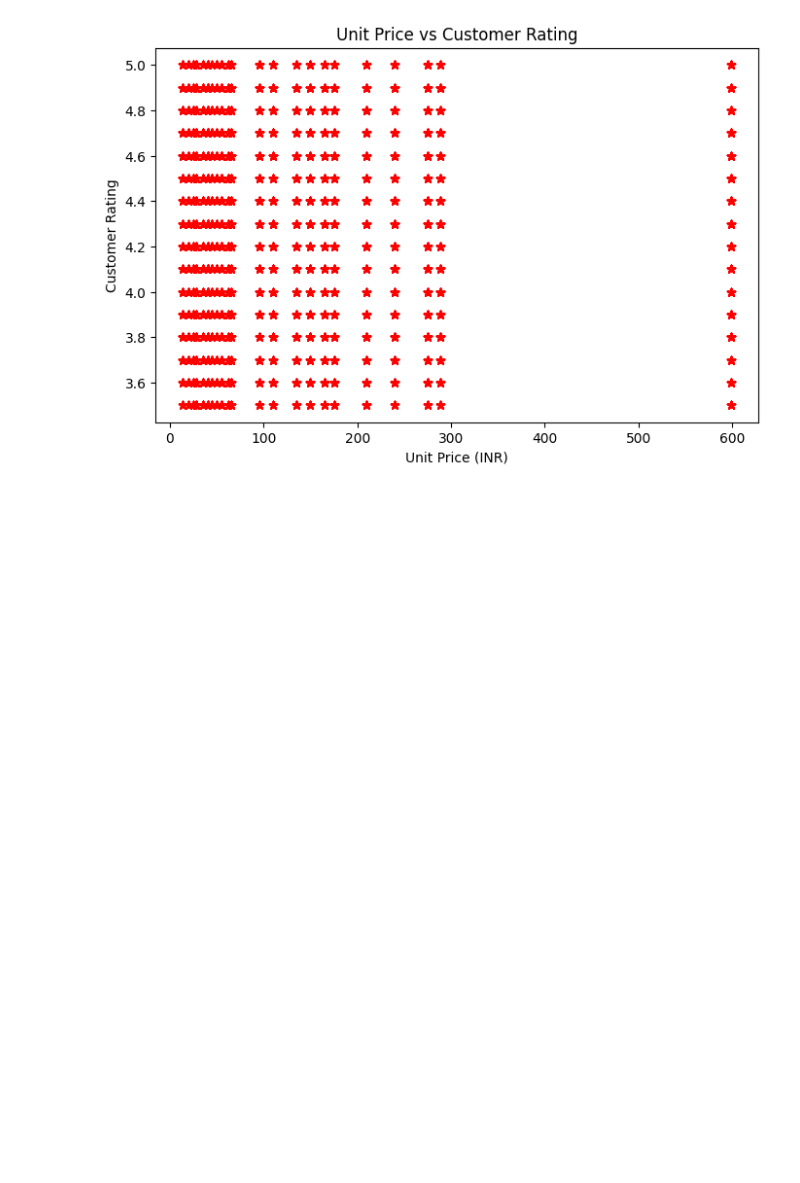
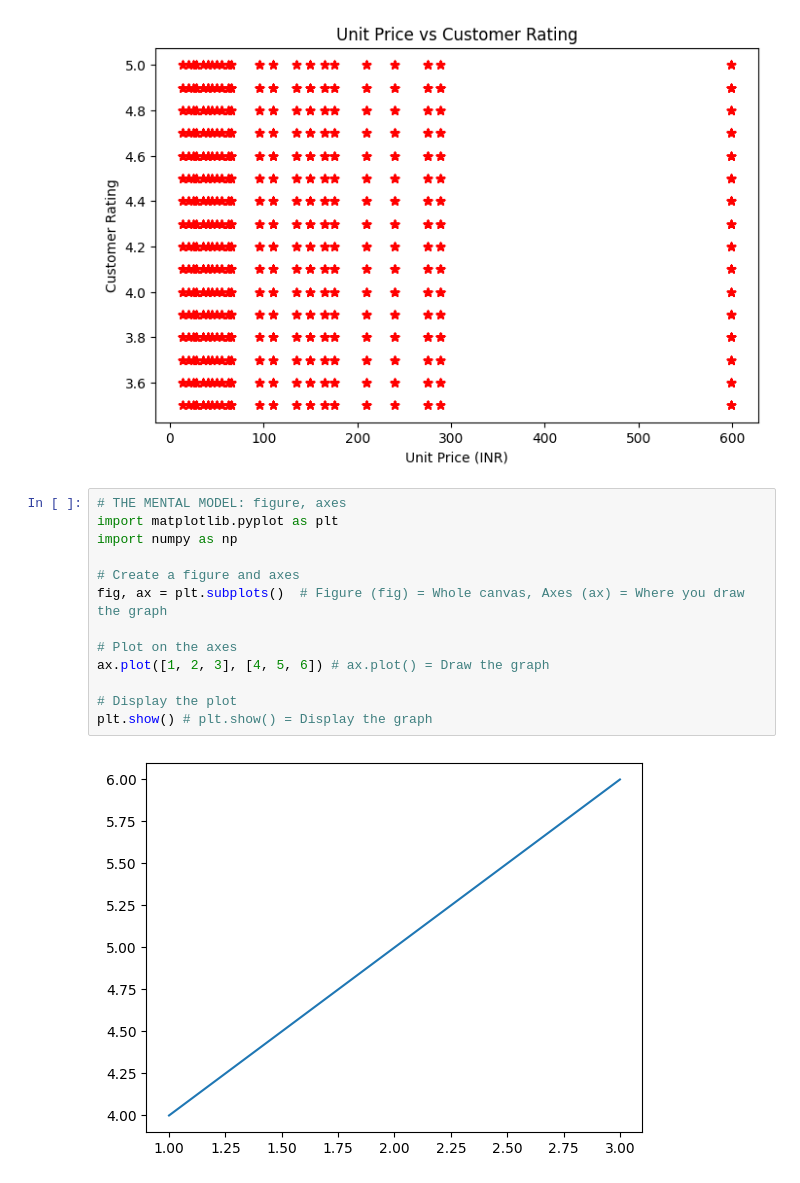
Before and after one commit to sayalivadya1654-cell/Data__Science, a Jupyter notebook: 2_Advance_Python.ipynb, the cells around one changed output. Drawn from its saved outputs; the diff is of its cells as text; blank space fills up the shorter version.

```diff
--- a/2_Advance_Python.ipynb
+++ b/2_Advance_Python.ipynb
@@ -2410,3 +2410,18 @@ plt.savefig("scatter_plot.png")  # Save as PNG
 plt.show()
 # %% [output]
 [figure]
+# %%
+# THE MENTAL MODEL: figure, axes
+import matplotlib.pyplot as plt
+import numpy as np
+
+# Create a figure and axes
+fig, ax = plt.subplots()  # Figure (fig) = Whole canvas, Axes (ax) = Where you draw the graph
+
+# Plot on the axes
+ax.plot([1, 2, 3], [4, 5, 6]) # ax.plot() = Draw the graph
+
+# Display the plot
+plt.show() # plt.show() = Display the graph
+# %% [output]
+[figure, added]
```
Also changed, not shown: parts of 7 cells of this notebook.
